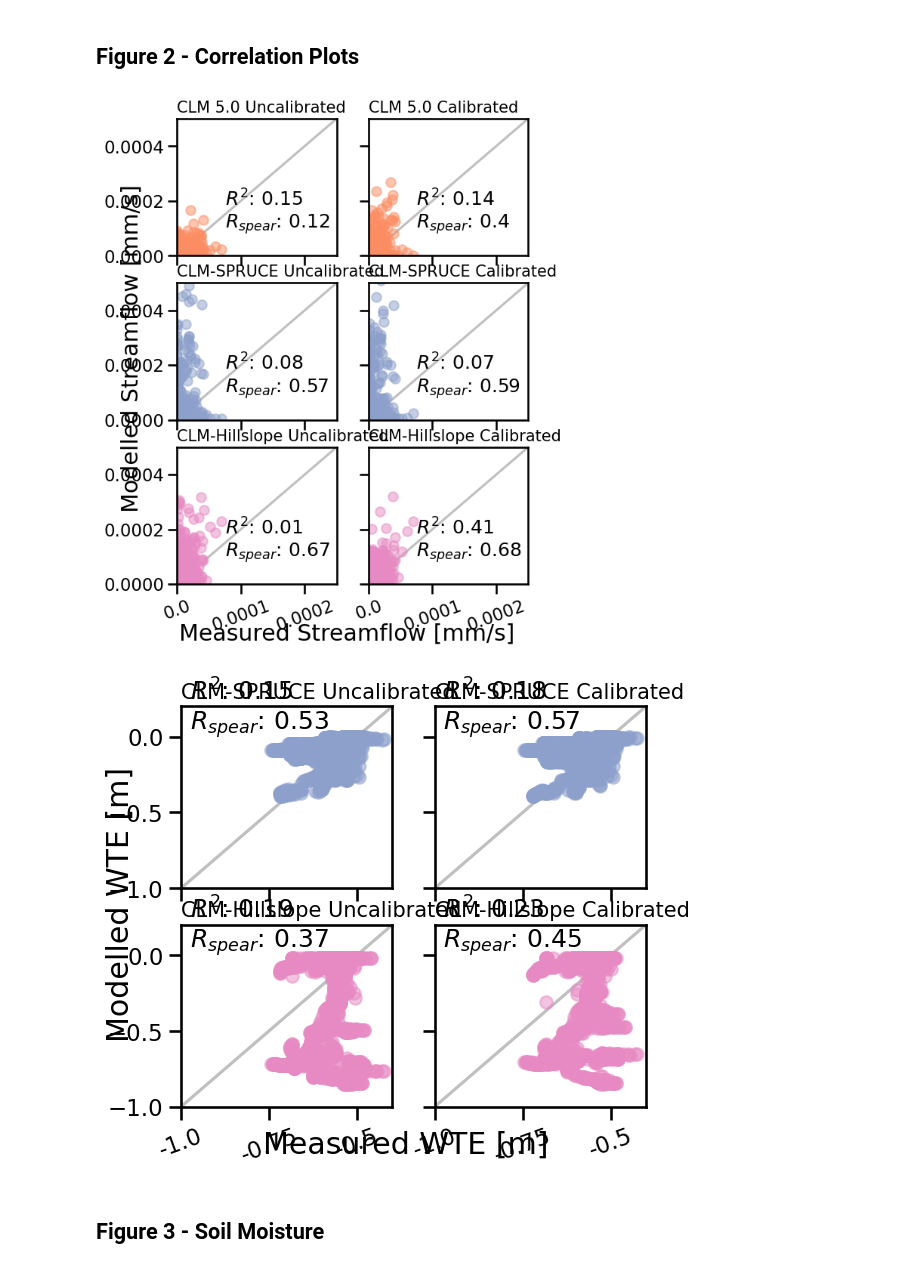
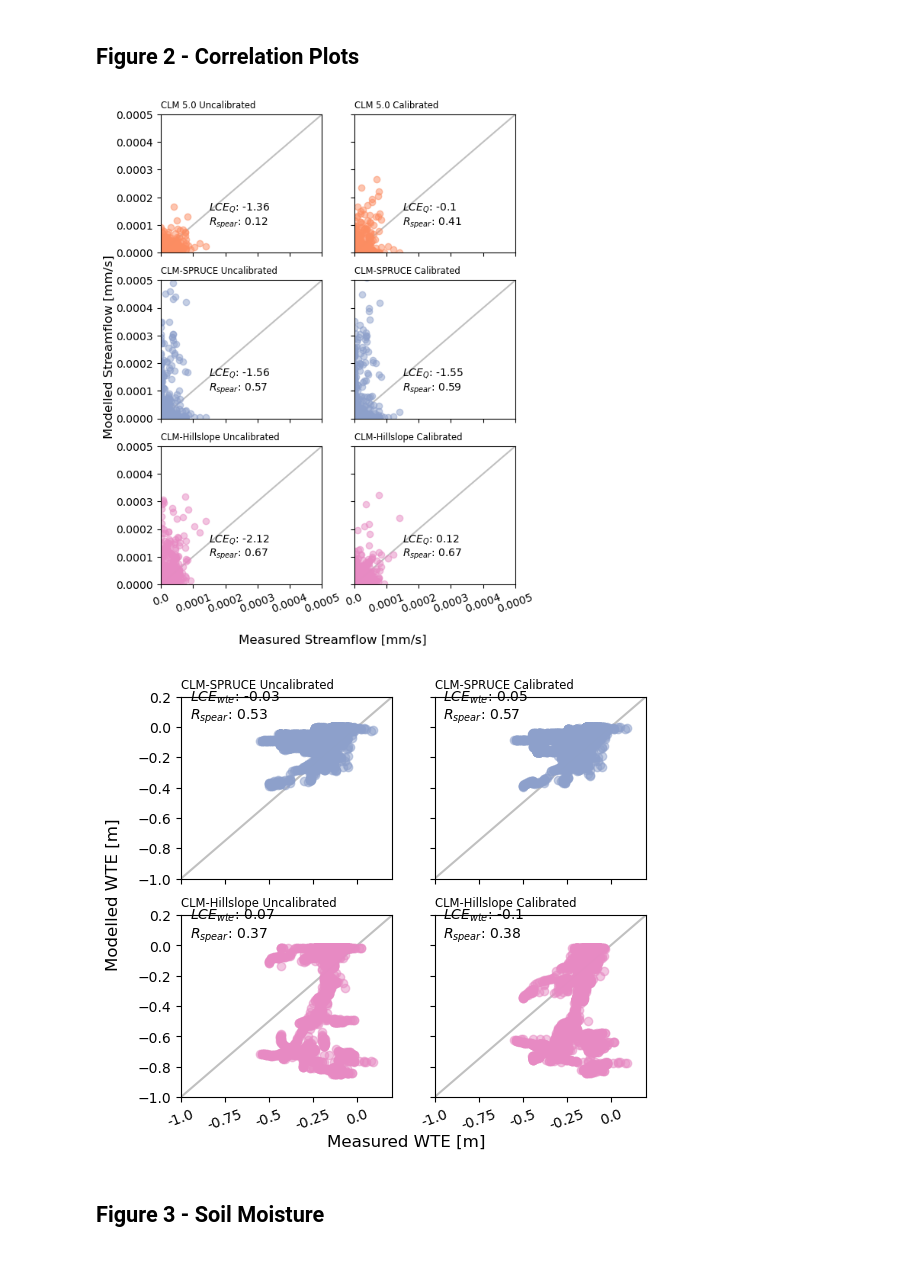
Before and after one commit to mwdjones/peatlandMIP, a Jupyter notebook: 03_plots-HillslopePaper.ipynb, the cells around one changed output. Cells and saved outputs as stored; diff of their text form; code cells hidden in the pictures.

```diff
--- a/03_plots-HillslopePaper.ipynb
+++ b/03_plots-HillslopePaper.ipynb
@@ -119,16 +166,16 @@ HILLSLOPEuncalibcol = xr.open_mfdataset('CLM-hillslope/3col-derecho-pure/hillslo
 #Calibrated Data
 SPRUCEcalib = xr.open_mfdataset('ELM-SPRUCE/shiPARAMS/TESTShi2015_US-SPR_ICB20TRCNPRDCTCBC/TESTShi2015_US-SPR_ICB20TRCNPRDCTCBC.clm2.h0.*-01-01-00000.nc',
                             parallel = True)
-CLMcalib = xr.open_mfdataset('CLM5/derecho-stream-calib-expanded/derecho_stream_calib_expanded.clm2.h1.*-01-01-00000.nc',
+CLMcalib = xr.open_mfdataset('CLM5/derecho-lce-calib/testing_bayesopt_nobuild_derecho.clm2.h1.*-01-01-00000.nc',
                             parallel = True)
-HILLSLOPEcalib = xr.open_mfdataset('CLM-hillslope/3col-derecho-wtecalib-seanmods/hillslope-wte-calib-seanmods.clm2.h2.*-01-01-00000.nc',
+HILLSLOPEcalib = xr.open_mfdataset('CLM-hillslope/3col-derecho-lcecalib-medlynmods/hillslope-lce-calib-medlynslope.clm2.h2.*-01-01-00000.nc',
                             parallel = True)
-HILLSLOPEcalibcol =  xr.open_mfdataset('CLM-hillslope/3col-derecho-wtecalib-seanmods/hillslope-wte-calib-seanmods.clm2.h3.*-01-01-00000.nc',
+HILLSLOPEcalibcol =  xr.open_mfdataset('CLM-hillslope/3col-derecho-lcecalib-medlynmods/hillslope-lce-calib-medlynslope.clm2.h3.*-01-01-00000.nc',
                             parallel = True)
 
 #Fenghui data
-FenghuiData = xr.open_mfdataset('ELM-SPRUCE/fenghui/T0.00_US-SPR_I20TRCLM45CN.clm2.h0.*-01-01-00000.nc',
-                                parallel = True)
+#FenghuiData = xr.open_mfdataset('ELM-SPRUCE/fenghui/T0.00_US-SPR_I20TRCLM45CN.clm2.h0.*-01-01-00000.nc',
+#                                parallel = True)
 # %%
 '''Subset Timestamps'''
 SPRUCEuncalib = SPRUCEuncalib.sel(time = slice("2011-01-01", "2016-12-31"))
@@ -154,5 +201,3 @@ sns.color_palette("Set2")
 #    2 - Spruce Hollow
 #    1 - CLM 5.0
 #    3 - CLM Hillslope
-
-sns.set_context('talk')
@@ -261,34 +318,34 @@ plt.savefig('./figures/CMWR/FDC.svg', bbox_inches = 'tight')
 # %%
 #Plot 3 Model R2 and NSE for Streamflow and WTE
 #Remove leap days from MEF data
-obsQ = stream[~((stream['Date'].dt.month == 2) &(stream['Date'].dt.day == 29))]['Flow_mms']
+obsQ = stream_all[~((stream_all['Date'].dt.month == 2) &(stream_all['Date'].dt.day == 29))]['flow_mmday']/spday
 
 fig, ax = plt.subplots(3, 2, figsize = (6, 8),
                       sharex = True,
                       sharey = True)
 #CLM 5.0
 cor_plot(ax[0, 0], obsQ, np.array(CLMuncalib.QRUNOFF).reshape(length), pal[1], 'CLM 5.0 Uncalibrated')
 cor_plot(ax[0, 1], obsQ[3:], np.array(CLMcalib.QRUNOFF).reshape(length - 3), pal[1], 'CLM 5.0 Calibrated')
 #CLM-SPRUCE
 cor_plot(ax[1, 0], obsQ, np.array(SPRUCEuncalib.isel(lndgrid = 1).QRUNOFF).reshape(length), pal[2], 'CLM-SPRUCE Uncalibrated')
 cor_plot(ax[1, 1], obsQ, np.array(SPRUCEcalib.isel(lndgrid = 1).QRUNOFF).reshape(length), pal[2], 'CLM-SPRUCE Calibrated')
 #CLM-HILLSLOPE
 cor_plot(ax[2, 0], obsQ, np.array(HILLSLOPEuncalib.QRUNOFF).reshape(length), pal[3], 'CLM-Hillslope Uncalibrated')
 cor_plot(ax[2, 1], obsQ[10:], hillslopeStreamflow[10 :], pal[3], 'CLM-Hillslope Calibrated')
 
 ax[2,0].set_xticklabels(labels = [0.0000, 1e-4, 2e-4, 3e-4, 4e-4, 5e-4], rotation = 20)
 ax[2,1].set_xticklabels(labels = [0.0000, 1e-4, 2e-4, 3e-4, 4e-4, 5e-4], rotation = 20)
 fig.supxlabel('Measured Streamflow [mm/s]')
 fig.supylabel('Modelled Streamflow [mm/s]', x = 0)
 
-plt.savefig('./figures/CMWR/streamflowCorrelations.pdf', bbox_inches = 'tight')
-plt.savefig('./figures/CMWR/streamflowCorrelations.svg', bbox_inches = 'tight')
+plt.savefig('./figures/Pub_redo/streamflowCorrelations.pdf', bbox_inches = 'tight')
+plt.savefig('./figures/Pub_redo/streamflowCorrelations.svg', bbox_inches = 'tight')
 # %% [output]
-[figure, old version]
+[figure, new version]
 # %%
 #Plot 4 Model R2 and NSE for WTE
 #Remove leap days from MEF data
-obsWTE = wte[~((wte['DATE'].dt.month == 2) &(wte['DATE'].dt.day == 29))]['WTD']
+obsWTE = wte_all[~((wte_all['DATE'].dt.month == 2) &(wte_all['DATE'].dt.day == 29))]['WTD']
 
 fig, ax = plt.subplots(2, 2, figsize = (6, 5.2),
                       sharex = True,
@@ -307,10 +364,10 @@ ax[1,1].set_xticklabels(labels = [-1.00, -0.75, -0.50, -0.25, 0.00], rotation =
 fig.supxlabel('Measured WTE [m]')
 fig.supylabel('Modelled WTE [m]', x = 0)
 
-plt.savefig('./figures/CMWR/wteCorrelations.pdf', bbox_inches = 'tight')
-plt.savefig('./figures/CMWR/wteCorrelations.svg', bbox_inches = 'tight')
+plt.savefig('./figures/Pub_redo/wteCorrelations.pdf', bbox_inches = 'tight')
+plt.savefig('./figures/Pub_redo/wteCorrelations.svg', bbox_inches = 'tight')
 # %% [output]
-[figure, old version]
+[figure, new version]
 # %% [markdown]
 ## Figure 3 - Soil Moisture
 # %%
```
Also changed, not shown: parts of 10 cells of this notebook, 14 other files.
